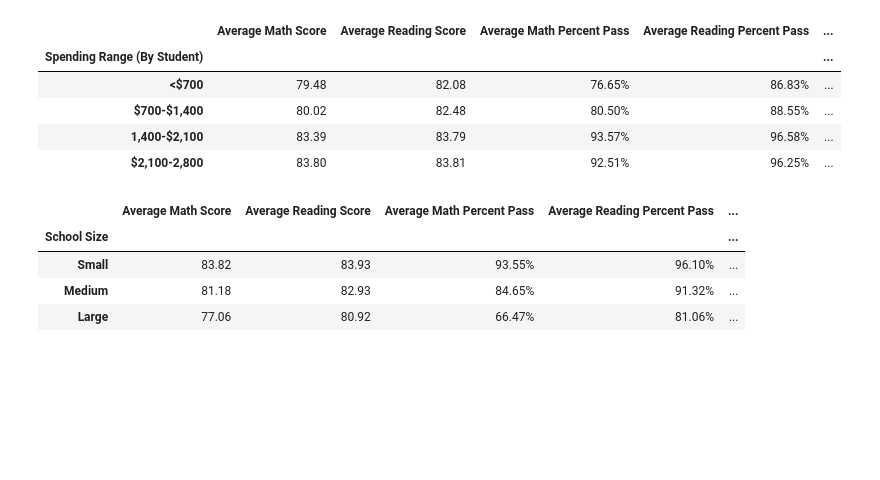
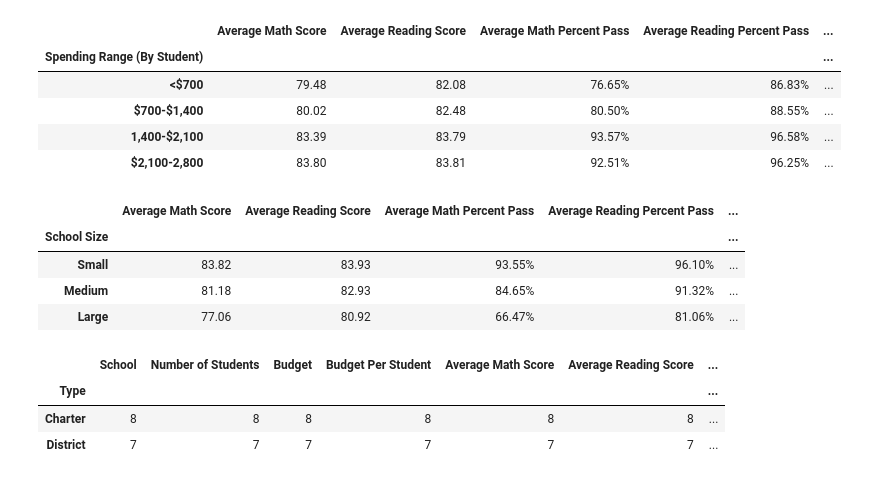
Before and after one commit to coconutpep/PyCity-Schools-Analysis, a Jupyter notebook: PyCitySchools/PyCitySchools.ipynb, the cells around one changed output. Saved outputs shown, nothing was run; the diff lists cells and outputs as text; code cells hidden in the pictures; blank space fills up the shorter version.

Commit message:
Data grouped by school type

```diff
--- a/PyCitySchools/PyCitySchools.ipynb
+++ b/PyCitySchools/PyCitySchools.ipynb
@@ -314,3 +315,15 @@ per_school_df_grouped_df
 | Small | 83.82 | 83.93 | 93.55% | 96.10% | ... |
 | Medium | 81.18 | 82.93 | 84.65% | 91.32% | ... |
 | Large | 77.06 | 80.92 | 66.47% | 81.06% | ... |
+# %%
+#Scores by School Tye
+school_by_type_df = data_by_school_df.reset_index()
+
+#Group schools by type
+school_by_type_grouped = school_by_type_df.groupby("Type")
+school_by_type_grouped.count().head()
+# %% [output]
+|  | School | Number of Students | Budget | Budget Per Student | Average Math Score | Average Reading Score | ... |
+| Type |  |  |  |  |  |  | ... |
+| Charter | 8 | 8 | 8 | 8 | 8 | 8 | ... |
+| District | 7 | 7 | 7 | 7 | 7 | 7 | ... |
```
Also changed, not shown: parts of 1 cell of this notebook.
